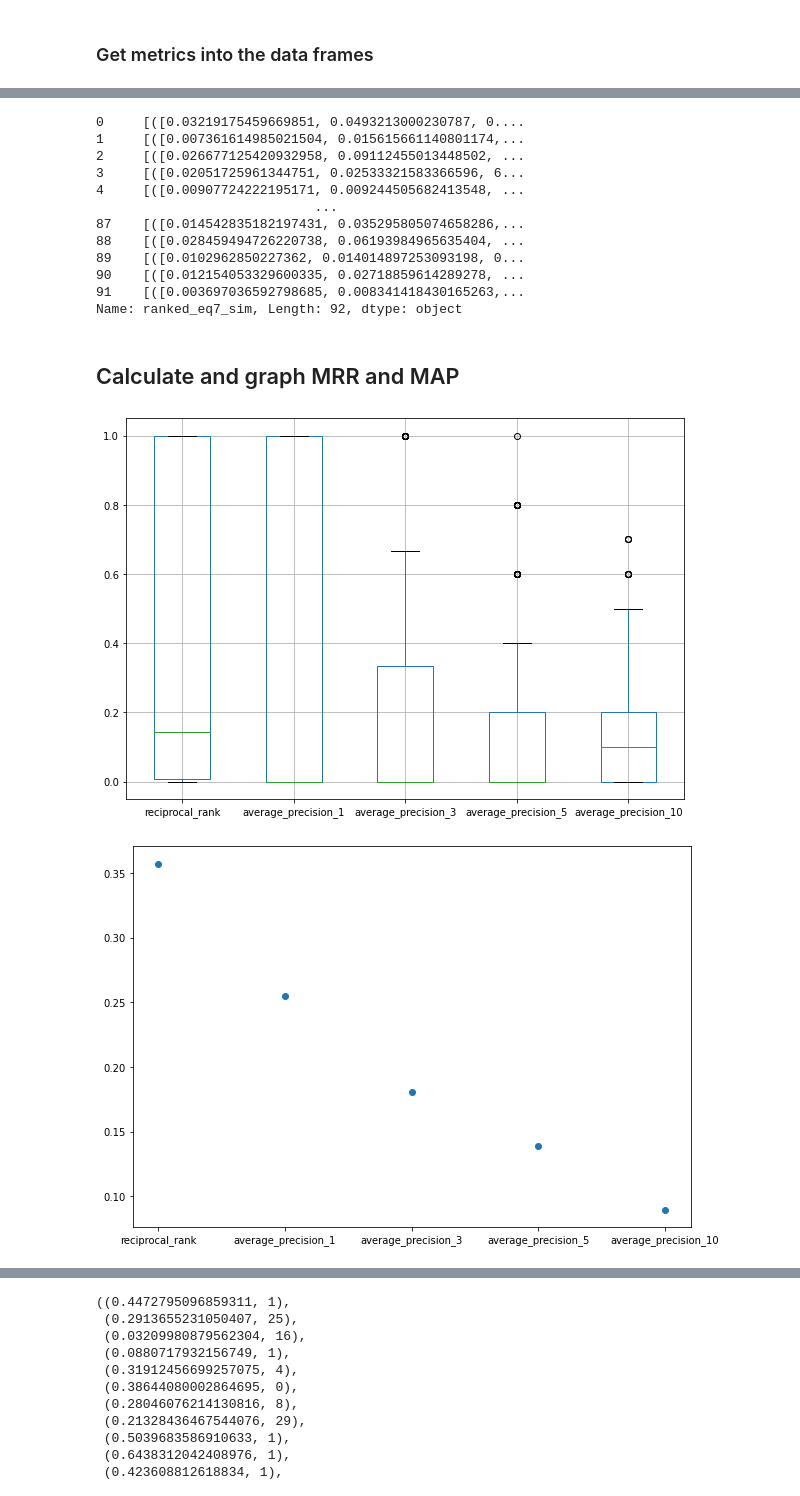
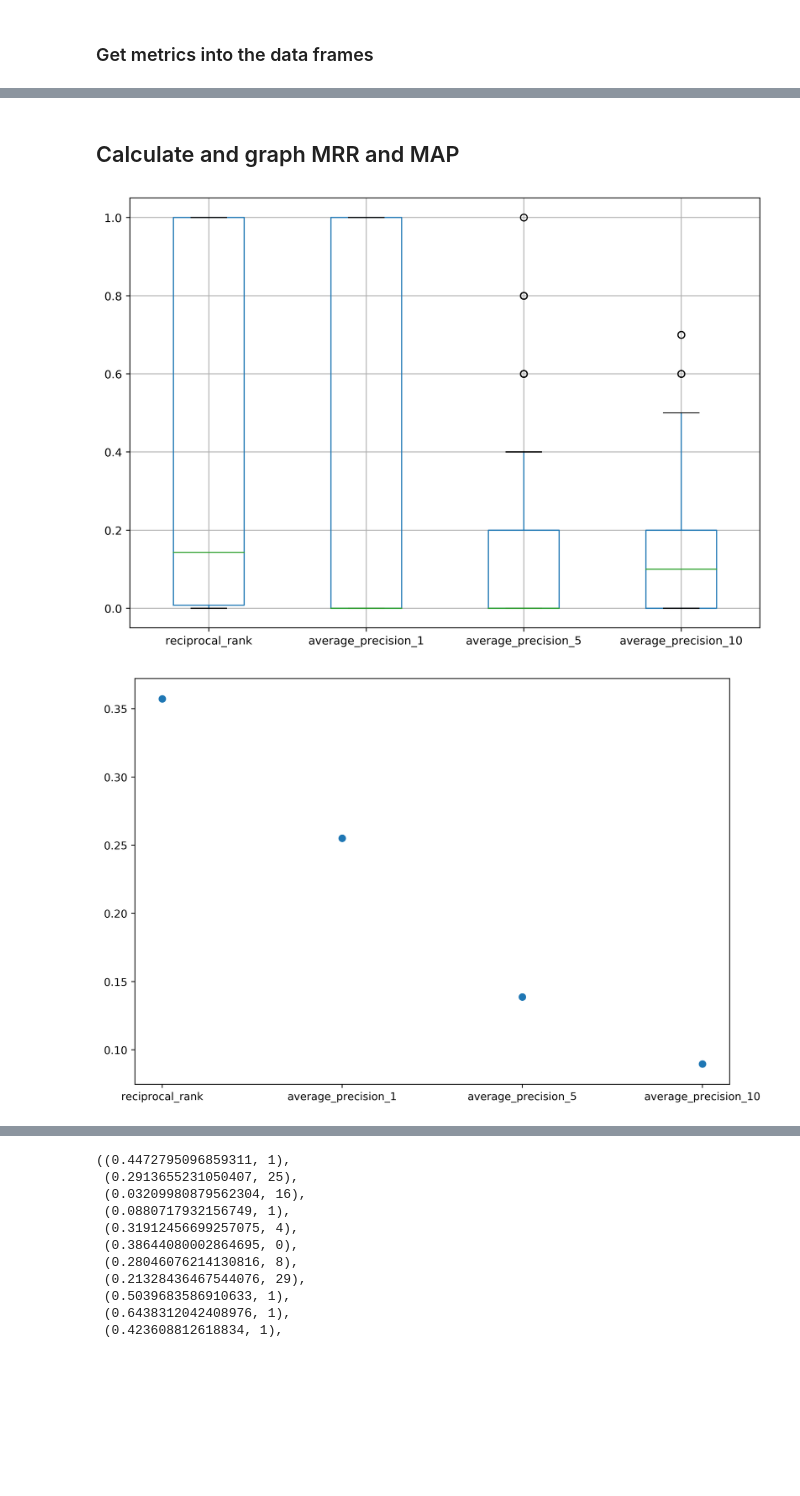
Before and after one commit to avneetgill/ensf544Project, a Jupyter notebook: Project2/Phase1/Phase1.ipynb, the cells around one changed output, grey strips where cells are left out. Drawn from its saved outputs; the diff is of its cells as text; code cells hidden in the pictures; blank space fills up the shorter version.

```diff
--- a/Project2/Phase1/Phase1.ipynb
+++ b/Project2/Phase1/Phase1.ipynb
@@ -221,14 +222,29 @@ def reciprocal_rank(bug):
 # %%
 from sklearn.metrics.pairwise import cosine_similarity
 
+def generate_number_terms(arr):
+    result = []
+    for item in arr:
+        result.append( 1 / (1 + np.exp(-1 * item)))
+    return result
 
-def calculate_similarity_eq7(src_files, src_vect, query, source_length_score, min_max_scaler):
+def custom_min_max(arr):
+    min_val = min(arr)
+    max_val = max(arr)
+    result = []
+    for item in arr:
+        result.append((item - min_val)/(max_val - min_val))
+
+    return result
+
+
+def calculate_similarity_eq7(src_files, src_vect, query, num_terms):
 
     cosSim = cosine_similarity(query, src_vect)
 
     for i in range(len(cosSim)):
-        cosSim[i] = cosSim[i] * source_length_score[i][0]
-        print("cosSim", cosSim[i])
+        cosSim[i] = cosSim[i] * num_terms[i]
+
     return cosSim
 
 def calculate_similarity(src_vect, query):
@@ -236,12 +252,12 @@ def calculate_similarity(src_vect, query):
     return cosSim
 
 # fit the vectorizer and transform data
-def get_similarity(vect, src_files, src_vect, query_data, source_length_score, min_max_scaler):
+def get_similarity(vect, src_files, src_vect, query_data, num_terms):
     query = vect.transform(query_data)
     similarity = calculate_similarity(src_vect,query)
-    similarity_eq7 = calculate_similarity_eq7(src_files, src_vect, query, source_length_score, min_max_scaler)
+    similarity_eq7 = calculate_similarity_eq7(src_files, src_vect, query, num_terms)
 
-    print("eq1:", len(similarity),"eq7:", len(similarity_eq7[0]))
+
     return similarity, similarity_eq7
 # %% [markdown]
 ### Get metrics into the data frames
@@ -249,6 +265,8 @@ def get_similarity(vect, src_files, src_vect, query_data, source_length_score, m
 from sklearn.feature_extraction.text import TfidfVectorizer
 from sklearn.preprocessing import MinMaxScaler
 # take in the source code df for a project and a signle query return scores
+
+
 def generate_scores_list(source, query):
     scores_list = []
     scores_list_eq7 = []
@@ -265,17 +283,15 @@ def generate_scores_list(source, query):
     source_lengths = []
     for src in src_vect:
         source_lengths.append(src.getnnz())
-    source_lengths = np.array(source_lengths).reshape(-1,1)
 
-    min_max_scaler = MinMaxScaler()
-    normalized_source_length = min_max_scaler.fit_transform(source_lengths)
+    normalized_source_length = custom_min_max(source_lengths)
 
-    source_length_score = 1 / (1 + np.exp(-1 * normalized_source_length))
+    num_terms = generate_number_terms(normalized_source_length)
+
 
     #get the similarity scores for the bug reports
-    #iterate through the query
     for q in query["query"]:
-        similarity, similarity_eq7 = get_similarity(vect,source['unprocessed_code'], src_vect, [q], source_length_score, min_max_scaler)
+        similarity, similarity_eq7 = get_similarity(vect,source['unprocessed_code'], src_vect, [q], num_terms)
         scores_list.append(similarity)
         scores_list_eq7.append(similarity_eq7)
         # some sort of data structure (dict) to collect the queries to add it to the dataframe later
@@ -310,9 +326,8 @@ def generate_all_scores():
         # get list of where the fixes rank
         bug_df["fix_indexes"] = get_fix_indexes(bug_df, src_df)
 
-        #get location of the fix indexes within the ranked_sim
 
-        # CALCULATE THE MAP AND MRR HERE WITH A FUNCTION AND ADD IT TO THE BUGS DATAFRAME
+        # Calculate the MAP and MRR for VSM here
         bug_df["average_precision_1"] = average_precision(bug_df,1)
         bug_df["average_precision_3"] = average_precision(bug_df,3)
         bug_df["average_precision_5"] = average_precision(bug_df,5)
@@ -433,35 +378,20 @@ Name: ranked_eq7_sim, Length: 92, dtype: object
-# %%
-print(bugs.ranked_eq7_sim)
-# %% [output]
-0     [([0.03219175459669851, 0.0493213000230787, 0....
-1     [([0.007361614985021504, 0.015615661140801174,...
-2     [([0.026677125420932958, 0.09112455013448502, ...
-3     [([0.02051725961344751, 0.02533321583366596, 6...
-4     [([0.00907724222195171, 0.009244505682413548, ...
-                            ...
-87    [([0.014542835182197431, 0.035295805074658286,...
-88    [([0.028459494726220738, 0.06193984965635404, ...
-89    [([0.0102962850227362, 0.014014897253093198, 0...
-90    [([0.012154053329600335, 0.02718859614289278, ...
-91    [([0.003697036592798685, 0.008341418430165263,...
-Name: ranked_eq7_sim, Length: 92, dtype: object
 # %% [markdown]
 ## Calculate and graph MRR and MAP
 # %%
 import matplotlib.pyplot as plt
 def generate_graphs(bugs):
     # Im not too sure this boxplot is actually useful, at least not for reciprocal_rank and avearge_precision_1
-    important_cols = ["reciprocal_rank","average_precision_1","average_precision_3","average_precision_5","average_precision_10"]
+    important_cols = ["reciprocal_rank","average_precision_1","average_precision_5","average_precision_10"]
     boxplot = bugs.boxplot(column=important_cols,figsize=(10,7))
     mean_list = list()
     for col in important_cols:
         mean_list.append(bugs[col].mean())
     fig, ax = plt.subplots(figsize=(10,7))
     ax.scatter(important_cols,mean_list)
 generate_graphs(bugs)
 # %% [output]
-[figure, old version]
+[figure, new version]
-[figure, old version]
+[figure, new version]
 # %%
 def performanceTable(bugs):
     data = []
```
Also changed, not shown: parts of 8 cells of this notebook.
